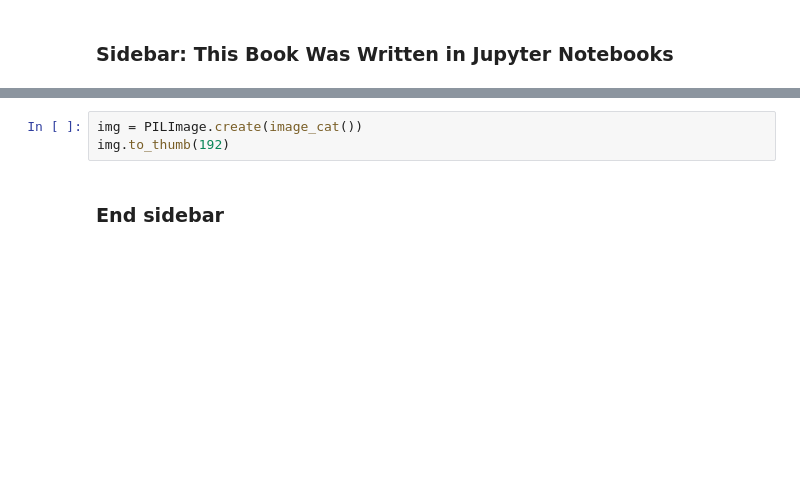
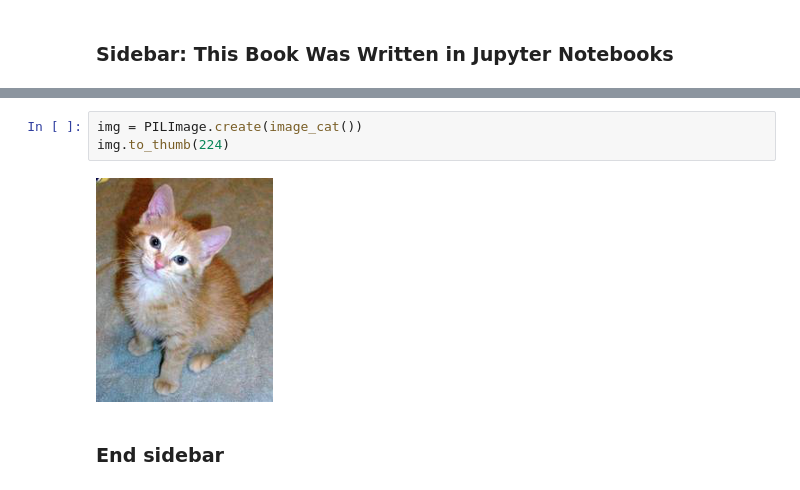
Before and after one commit to fhdbbk/fastai-1, a Jupyter notebook: 01_intro.ipynb, the cells around one changed output, grey strips where cells are left out. Saved outputs shown, nothing was run; the diff lists cells and outputs as text; blank space fills up the shorter version.

```diff
--- a/01_intro.ipynb
+++ b/01_intro.ipynb
@@ -78,6 +84,8 @@ img
 # %%
 img = PILImage.create(image_cat())
-img.to_thumb(192)
+img.to_thumb(224)
+# %% [output]
+[figure, added]
 # %% [markdown]
 ### End sidebar
 # %%
```
Also changed, not shown: parts of 20 cells of this notebook.
